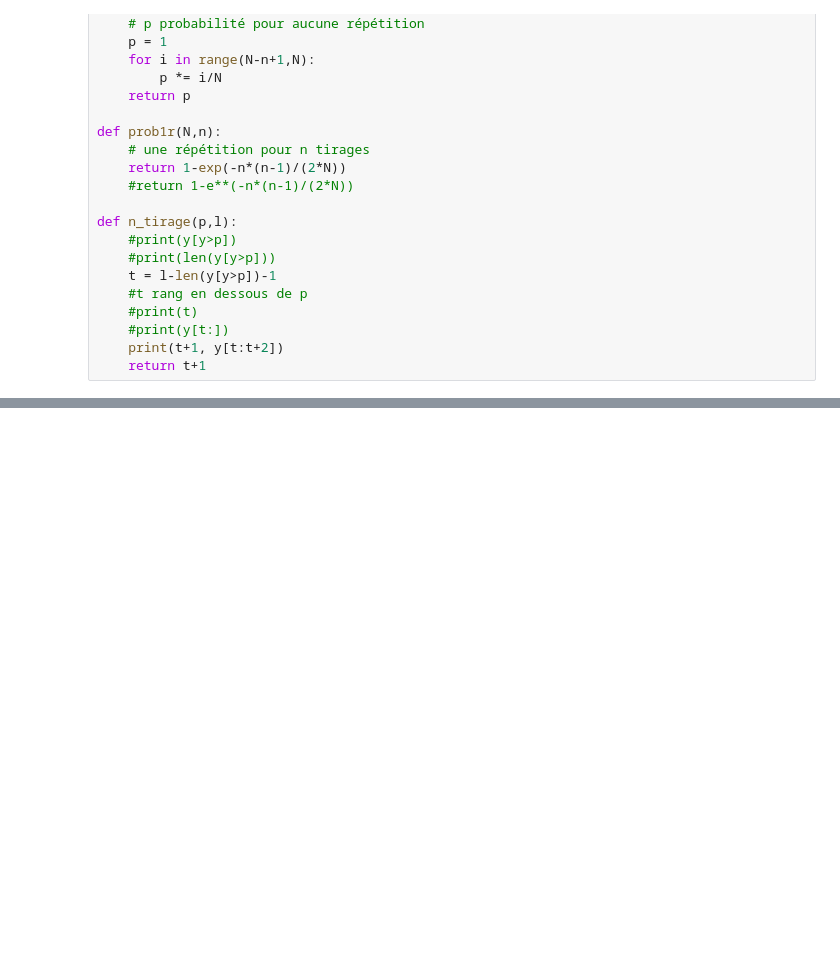
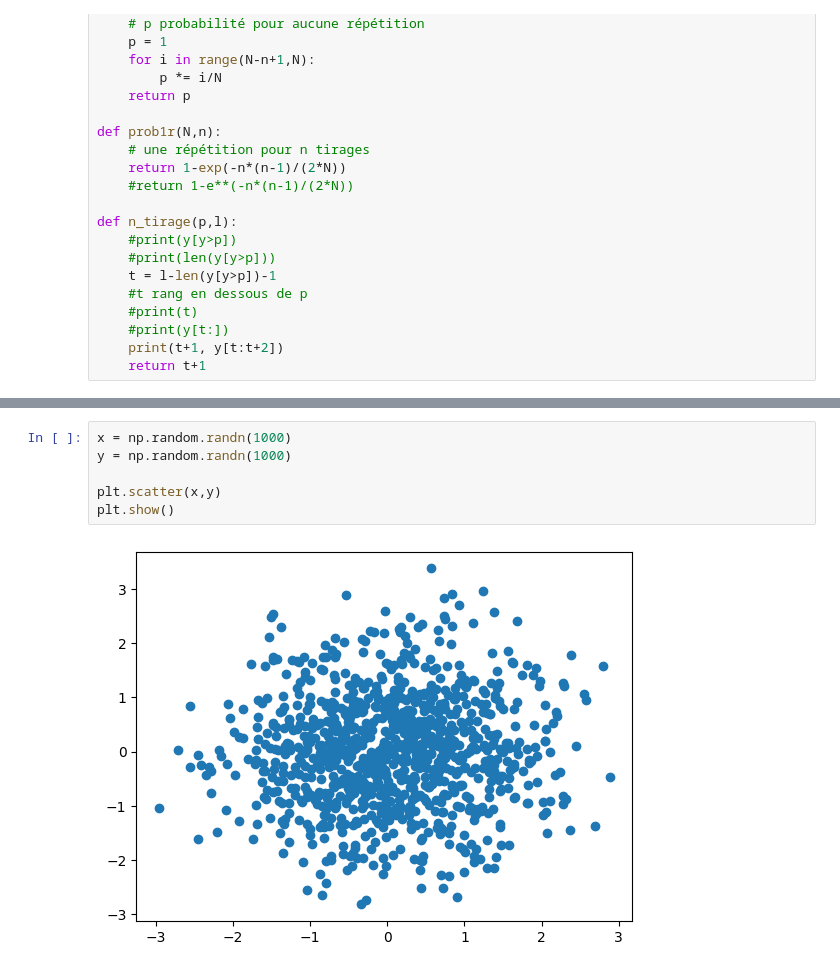
Before and after one commit to jdavid54/jupyter_notebooks, a Jupyter notebook: probabilite_loto_6chiffres.ipynb, the cells around one changed output, grey strips where cells are left out. Cells and saved outputs as stored; diff of their text form; blank space fills up the shorter version.

```diff
--- a/probabilite_loto_6chiffres.ipynb
+++ b/probabilite_loto_6chiffres.ipynb
@@ -60,0 +108,8 @@ plt.show()
+# %%
+x = np.random.randn(1000)
+y = np.random.randn(1000)
+
+plt.scatter(x,y)
+plt.show()
+# %% [output]
+[figure, added]
```
Also changed, not shown: parts of 9 cells of this notebook, 11 other files.
